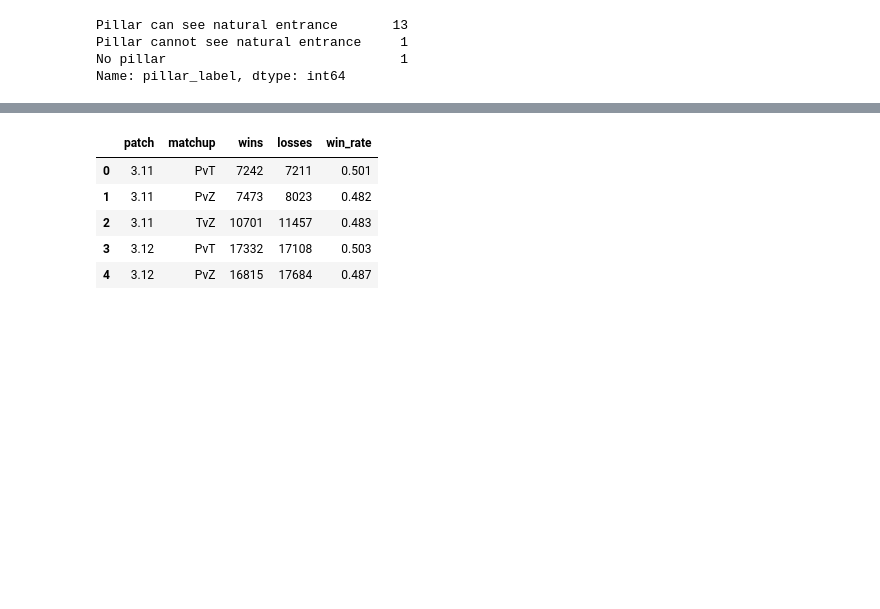
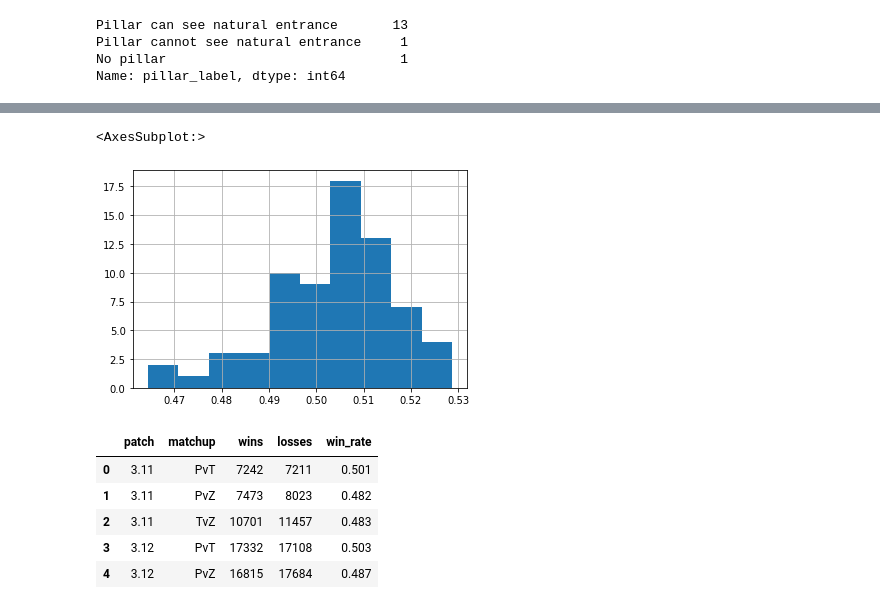
Before and after one commit to SpecCRA/sc2_map_pillar_analysis, a Jupyter notebook: eda.ipynb, the cells around one changed output, grey strips where cells are left out. Cells and saved outputs as stored; diff of their text form; code cells hidden in the pictures; blank space fills up the shorter version.

```diff
--- a/eda.ipynb
+++ b/eda.ipynb
@@ -222,3 +279,8 @@ unique_maps.games.sum()
+# %%
+unique_maps.win_perc.hist()
+# %% [output]
+<AxesSubplot:>
+[figure, added]
 # %%
 # win rate by patch
 patch_df = maps_df.groupby(['patch', 'matchup'])[[
```
Also changed, not shown: parts of 56 cells of this notebook, 25 other files.
